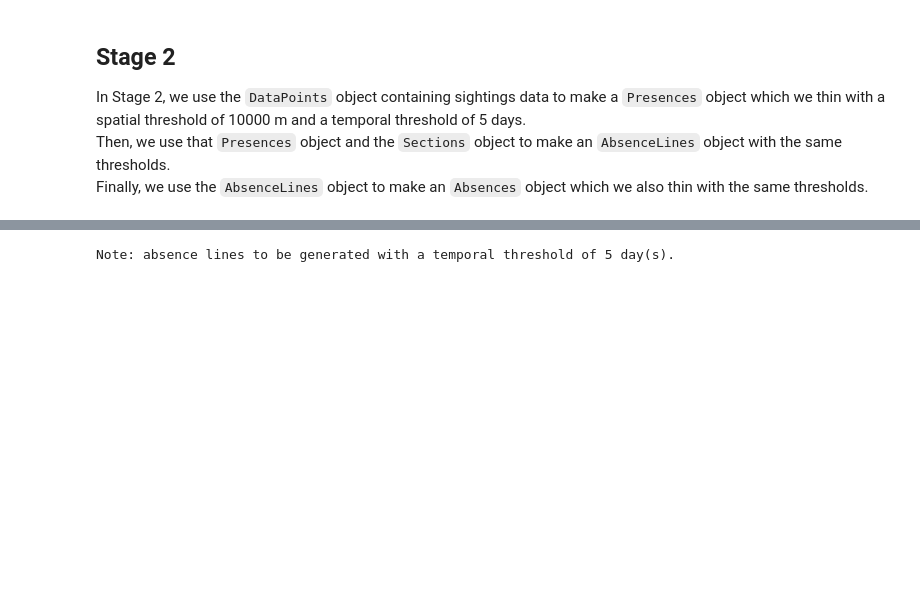
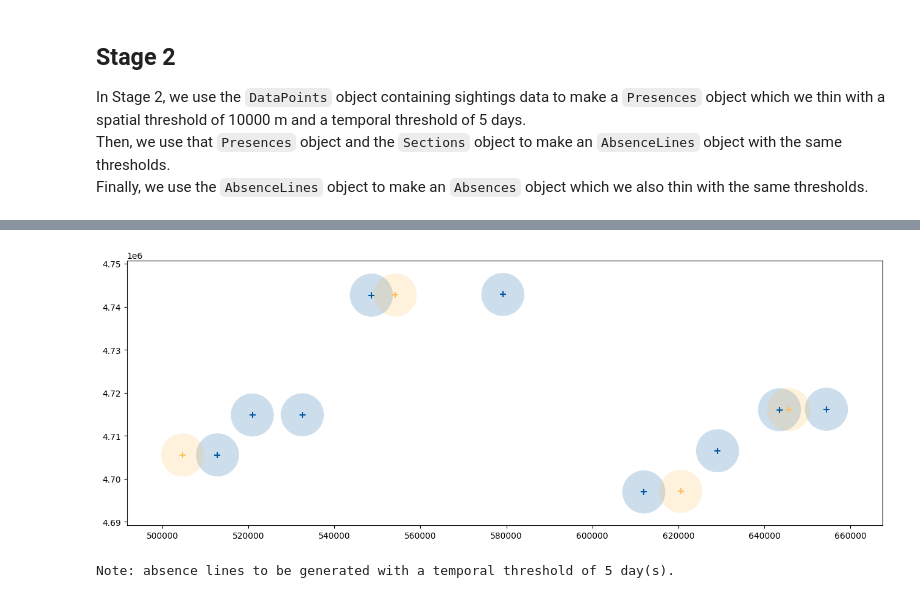
Before and after one commit to JSBigelow/sampley, a Jupyter notebook: exemplars/vertical/point-continuous.ipynb, the cells around one changed output, grey strips where cells are left out. Saved outputs shown, nothing was run; the diff lists cells and outputs as text; code cells hidden in the pictures; blank space fills up the shorter version.

```diff
--- a/exemplars/vertical/point-continuous.ipynb
+++ b/exemplars/vertical/point-continuous.ipynb
@@ -59,3 +76,7 @@ u_presences.thin(
+# %%
+u_presences.plot(which='thinned', sp_threshold=10000)  # plot the presences with their spatial threshold (those kept after thinning in blue, those removed in yellow)
+# %% [output]
+[figure, added]
 # %%
 u_absencelines = AbsenceLines.delimit(
     sections=u_sections,
```
Also changed, not shown: parts of 6 cells of this notebook, 2 other files.
